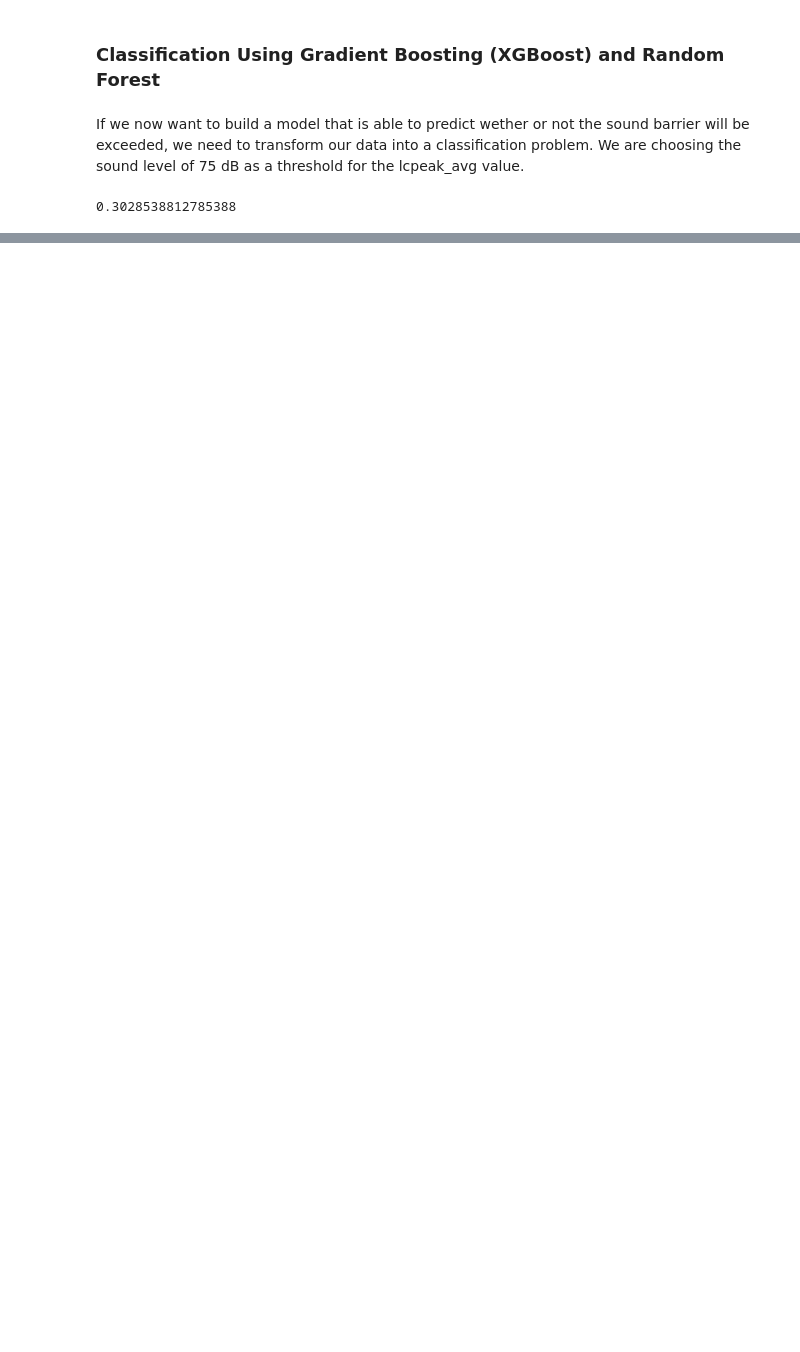
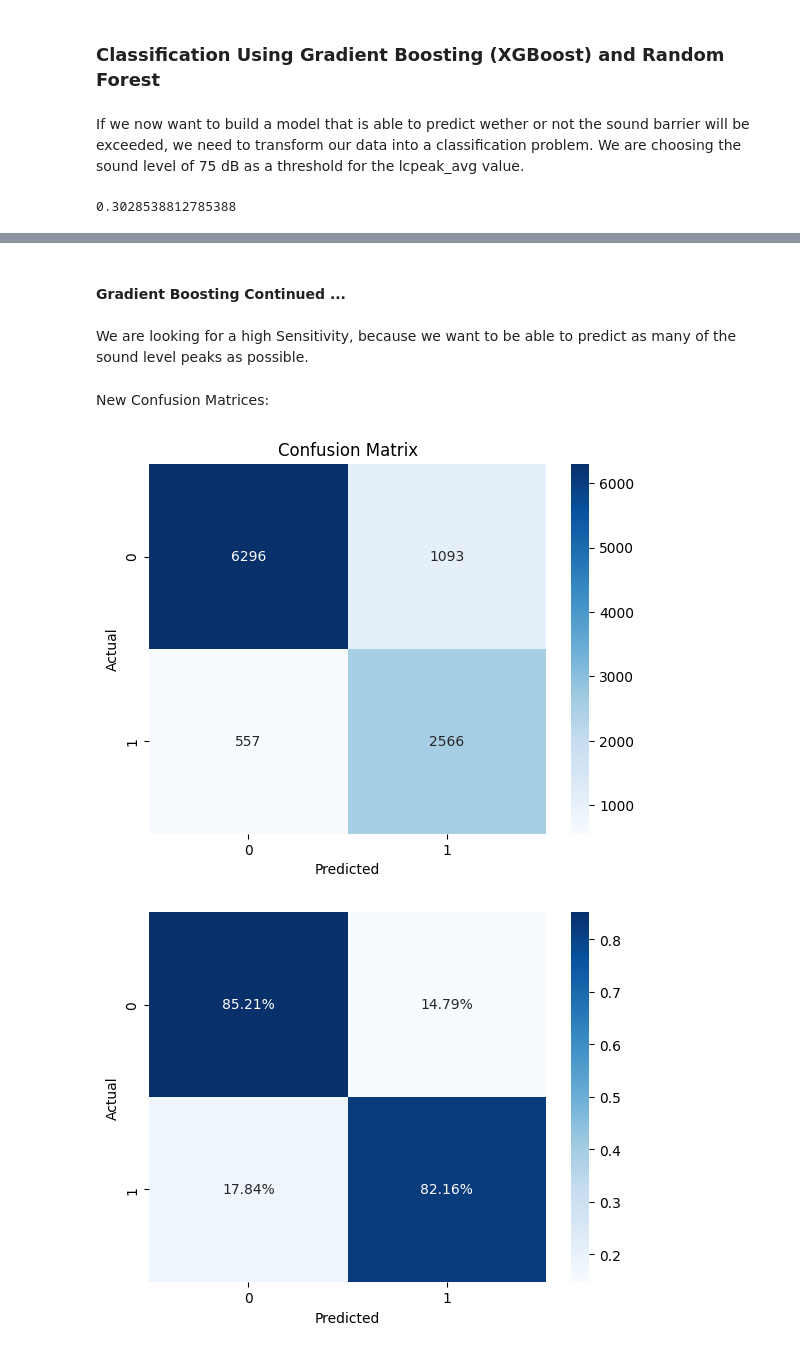
Before and after one commit to vavald/MDA_Switzerland, a Jupyter notebook: Final Notebooks/Noise_Model.ipynb, the cells around one changed output, grey strips where cells are left out. Drawn from its saved outputs; the diff is of its cells as text; code cells hidden in the pictures; blank space fills up the shorter version.

```diff
--- a/Valentin (Data Cleaning + Models)/Noise_Model.ipynb
+++ b/Final Notebooks/Noise_Model.ipynb
@@ -228,0 +411,10 @@ df[df['lcpeak_avg'] > 75].count()[0]/df.count()[0]
+# %% [markdown]
+#### Gradient Boosting Continued ...
+# %% [markdown]
+We are looking for a high Sensitivity, because we want to be able to predict as many of the sound level peaks as possible.
+# %%
+# adjusting the treshold for the xgboost model
+# predict probabilities
+y_pred = model.predict_proba(X_test)
+y_pred = y_pred[:, 1]
+y_pred = np.where(y_pred > 0.4, 1, 0)
@@ -228,0 +425,20 @@ df[df['lcpeak_avg'] > 75].count()[0]/df.count()[0]
+# %% [markdown]
+New Confusion Matrices:
+# %%
+# show a confusion matrix with heatmap
+cm = confusion_matrix(y_test, y_pred)
+sns.heatmap(cm, annot=True, fmt='g', cmap='Blues')
+plt.xlabel('Predicted')
+plt.ylabel('Actual')
+plt.title('Confusion Matrix')
+plt.show()
+# percantages cm
+cm = confusion_matrix(y_test,y_pred)
+cm = cm.astype('float') / cm.sum(axis=1)[:, np.newaxis]
+sns.heatmap(cm, annot=True, fmt='.2%', cmap='Blues')
+plt.xlabel('Predicted')
+plt.ylabel('Actual')
+plt.show()
+# %% [output]
+[figure, added]
+[figure, added]
```
Also changed, not shown: parts of 26 cells of this notebook.
